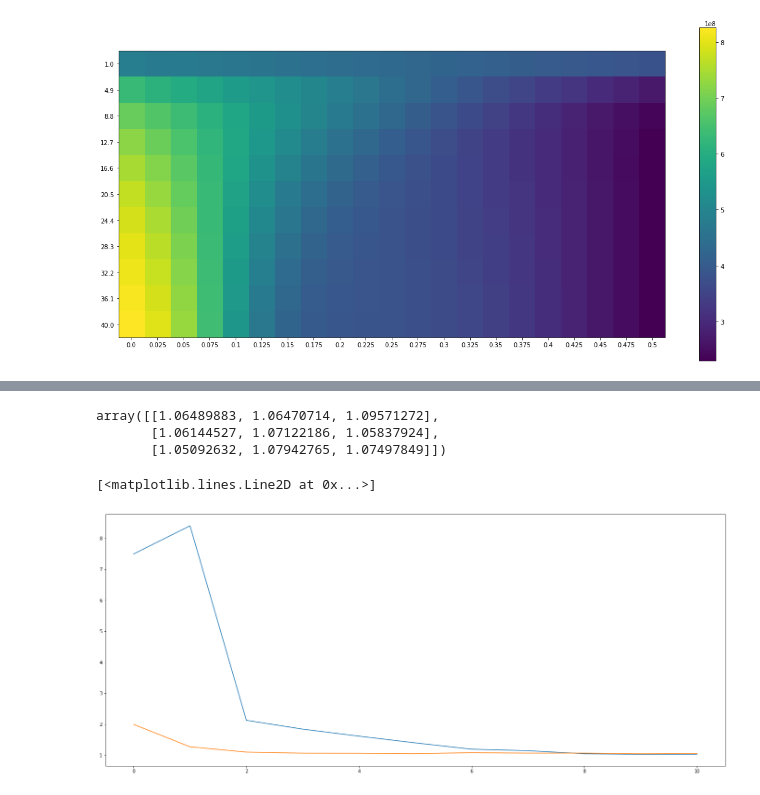
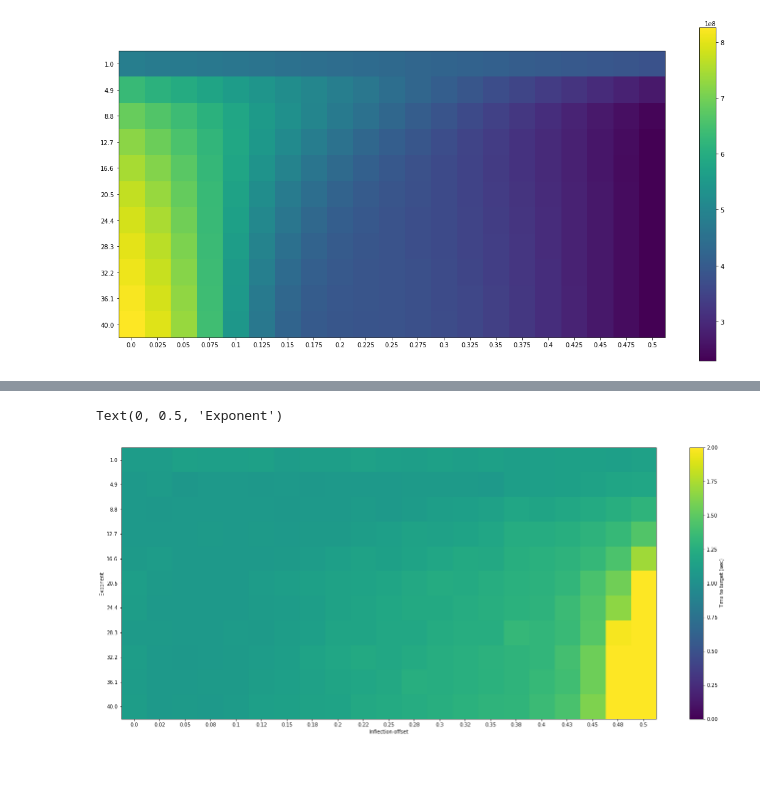
Before and after one commit to guyhwilson/nonstationarities, a Jupyter notebook: code/ClosedLoop_Simulator/HMM_adjustKappa.ipynb, the cells around one changed output, grey strips where cells are left out. Cells and saved outputs as stored; diff of their text form; code cells hidden in the pictures; blank space fills up the shorter version.

Commit message:
Experimental distortion matrix analysis, starter code for simulator distortion matrix analysis

```diff
--- a/code/ClosedLoop_Simulator/HMM_adjustKappa.ipynb
+++ b/code/ClosedLoop_Simulator/HMM_adjustKappa.ipynb
@@ -177,8 +190,8 @@ eng = matlab.engine.start_matlab()
 for i, inflection in enumerate(inflection_sweep):
     for j, exp in enumerate(exp_sweep):
         #print(inflection)
-        targStates, logP = hmmviterbi_vonmises(decOut, stateTrans, targLocs, cursorPos, pStateStart, vmKappa, vmAdjust_inflection = inflection, vmAdjust_exp = exp, engine = eng)
-        pTargState, pSeq = hmmdecode_vonmises(decOut,  stateTrans, targLocs, cursorPos, pStateStart, vmKappa, vmAdjust_inflection = inflection, vmAdjust_exp = exp, engine = eng)
+        targStates, logP = hmmviterbi_vonmises(decOut, stateTrans, targLocs, cursorPos, pStateStart, vmKappa, vmAdjust = [inflection, exp], engine = eng)
+        pTargState, pSeq = hmmdecode_vonmises(decOut,  stateTrans, targLocs, cursorPos, pStateStart, vmKappa, vmAdjust = [inflection, exp], engine = eng)
         inferredTargLoc  = targLocs[targStates.astype('int').flatten() - 1,:]
         inferredPosErr   = inferredTargLoc - cursorPos
 
@@ -211,22 +234,14 @@ Performance with nonstationarity:  1.8330825688073393
-# %%
-sweep_scores
-# %% [output]
-array([[1.06489883, 1.06470714, 1.09571272],
-       [1.06144527, 1.07122186, 1.05837924],
-       [1.05092632, 1.07942765, 1.07497849]])
 # %%
 figSize(10, 24)
 
 
-plt.imshow(sweep_scores, aspect = 'auto')
+plt.imshow(sweep_scores.T, aspect = 'auto')
 plt.xticks(np.arange(len(inflection_sweep)), np.round(inflection_sweep, 2))
 plt.yticks(np.arange(len(exp_sweep)), np.round(exp_sweep, 2))
 plt.colorbar(label = 'Time to target (sec)')
+plt.clim([0, 2])
 plt.xlabel('Inflection offset')
 plt.ylabel('Exponent')
+# %% [output]
+Text(0, 0.5, 'Exponent')
+[figure, added]
-# %%
-plt.plot(sweep_scores[:, 0, 0])
-plt.plot(sweep_scores[:, 0, 1])
-# %% [output]
-[<matplotlib.lines.Line2D at 0x...>]
-[figure, removed]
```
Also changed, not shown: parts of 3 cells of this notebook, 5 other files.
